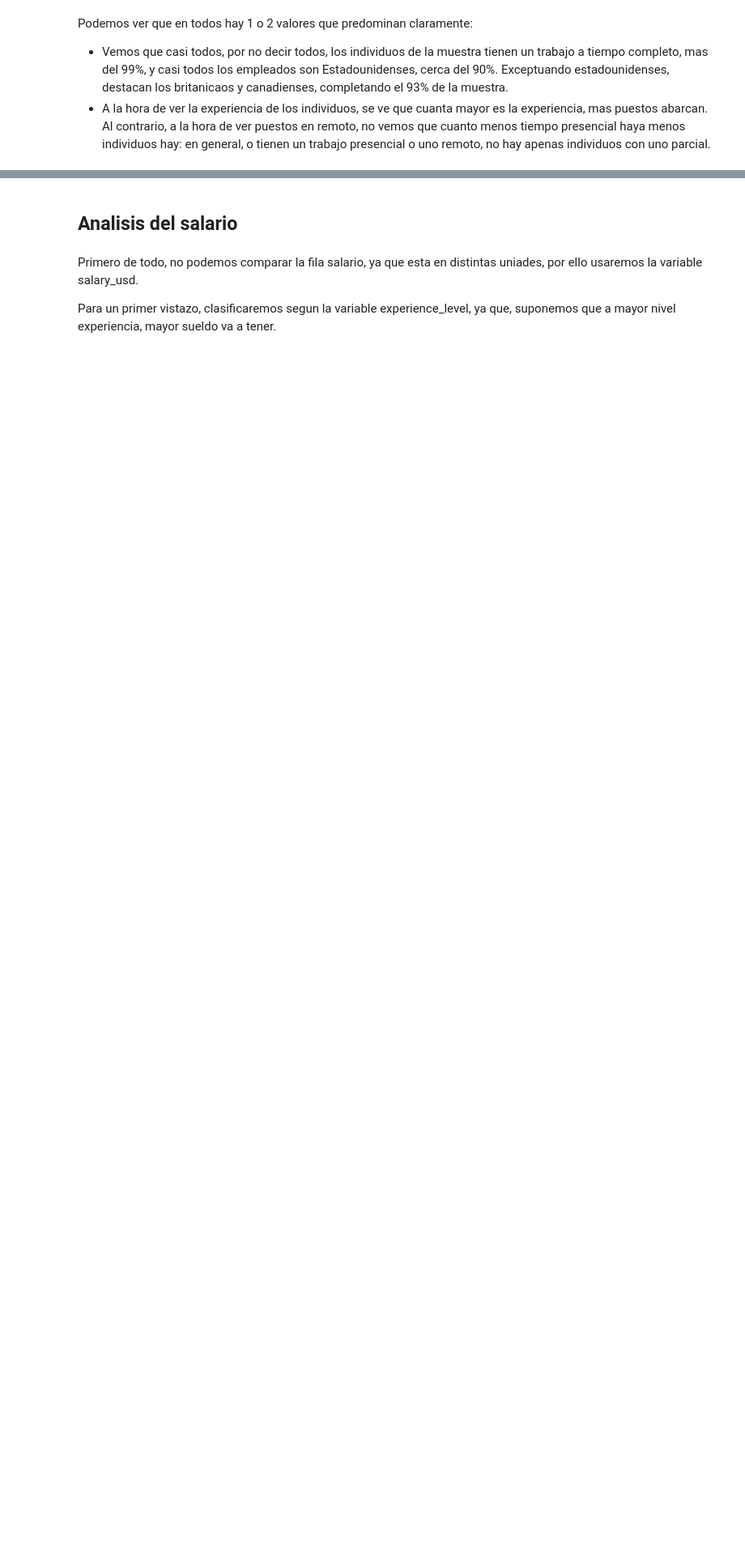
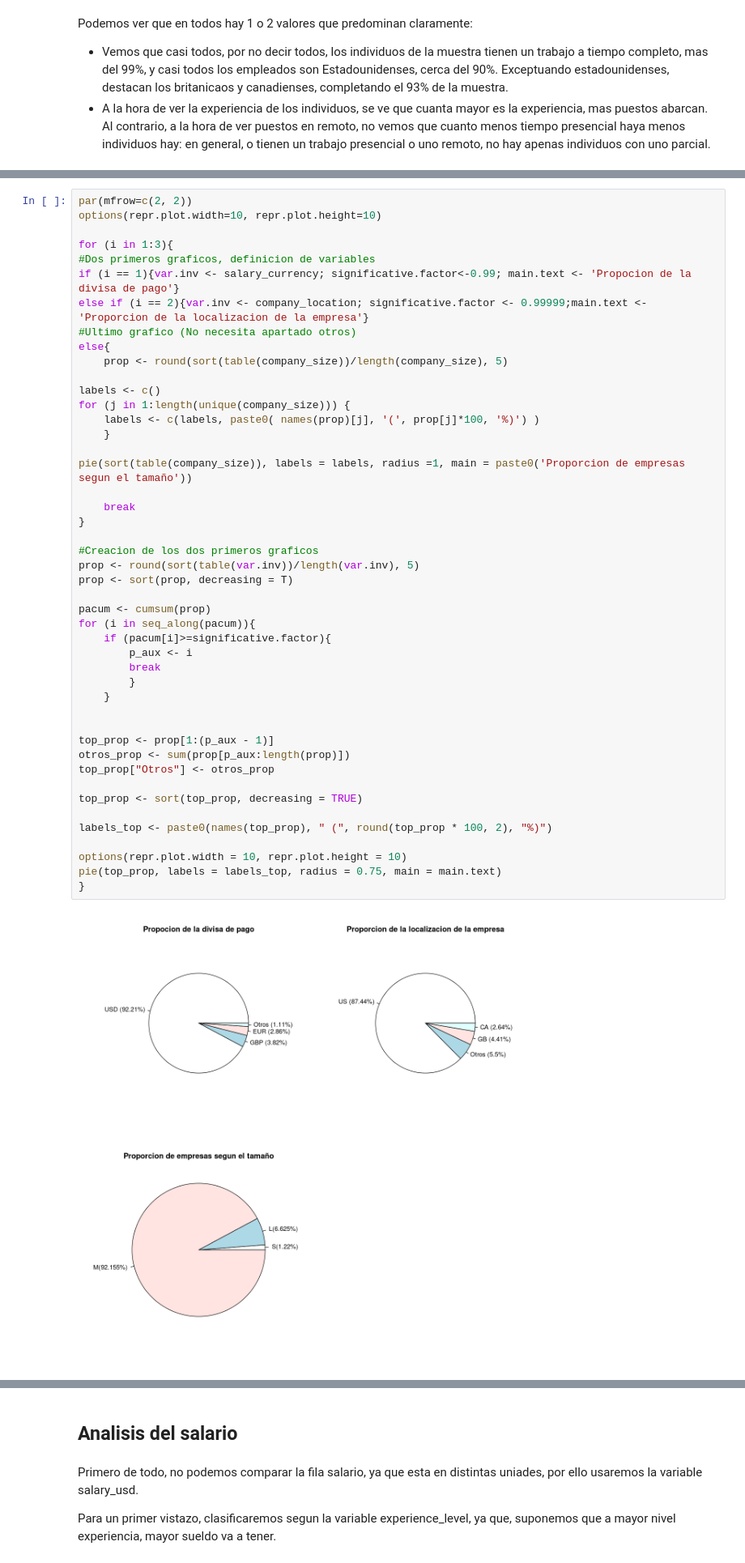
Before and after one commit to HugoVarelaSanchez/datascience_salary, a Jupyter notebook: salarys.ipynb, the cells around one changed output, grey strips where cells are left out. Shown: that part at 81% size. Cells and saved outputs as stored; diff of their text form; blank space fills up the shorter version.

```diff
--- a/salarys.ipynb
+++ b/salarys.ipynb
@@ -216 +217,49 @@ pie(sort(table(k)), labels = labels, radius =1, main = paste0('Proporcion de ',
+# %%
+par(mfrow=c(2, 2))
+options(repr.plot.width=10, repr.plot.height=10)
+
+for (i in 1:3){
+#Dos primeros graficos, definicion de variables
+if (i == 1){var.inv <- salary_currency; significative.factor<-0.99; main.text <- 'Propocion de la divisa de pago'}
+else if (i == 2){var.inv <- company_location; significative.factor <- 0.99999;main.text <- 'Proporcion de la localizacion de la empresa'}
+#Ultimo grafico (No necesita apartado otros)
+else{
+    prop <- round(sort(table(company_size))/length(company_size), 5)
+
+labels <- c()
+for (j in 1:length(unique(company_size))) {
+    labels <- c(labels, paste0( names(prop)[j], '(', prop[j]*100, '%)') )
+    }
+
+pie(sort(table(company_size)), labels = labels, radius =1, main = paste0('Proporcion de empresas segun el tamaño'))
+
+    break
+}
+
+#Creacion de los dos primeros graficos
+prop <- round(sort(table(var.inv))/length(var.inv), 5)
+prop <- sort(prop, decreasing = T)
+
+pacum <- cumsum(prop)
+for (i in seq_along(pacum)){
+    if (pacum[i]>=significative.factor){
+        p_aux <- i
+        break
+        }
+    }
+
+
+top_prop <- prop[1:(p_aux - 1)]
+otros_prop <- sum(prop[p_aux:length(prop)])
+top_prop["Otros"] <- otros_prop
+
+top_prop <- sort(top_prop, decreasing = TRUE)
+
+labels_top <- paste0(names(top_prop), " (", round(top_prop * 100, 2), "%)")
+
+options(repr.plot.width = 10, repr.plot.height = 10)
+pie(top_prop, labels = labels_top, radius = 0.75, main = main.text)
+}
+# %% [output]
+[figure, added]
 # %% [markdown]
```
Also changed, not shown: parts of 23 cells of this notebook.
